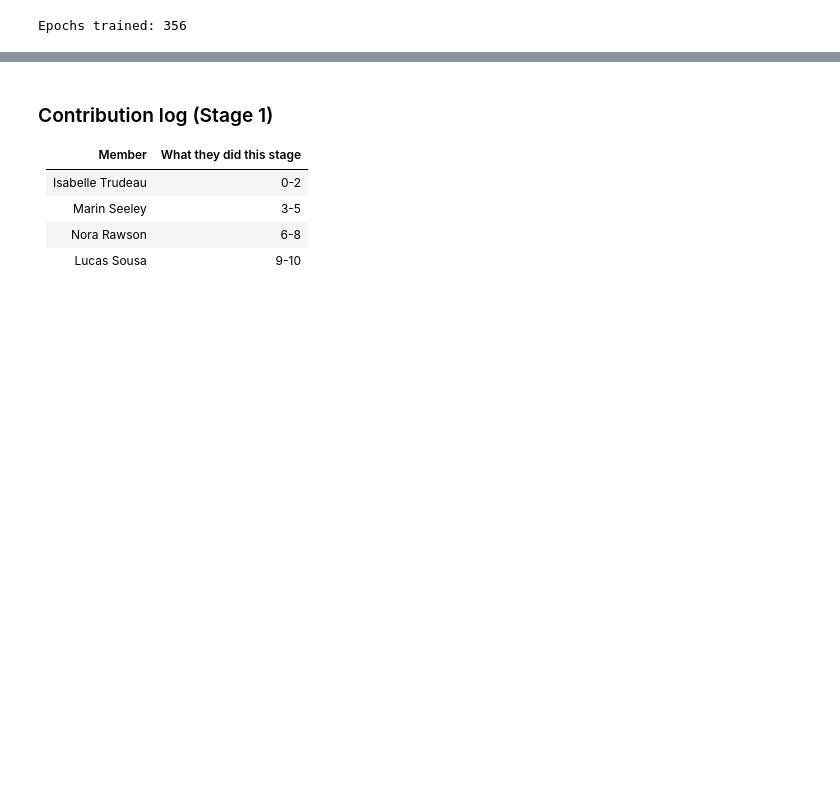
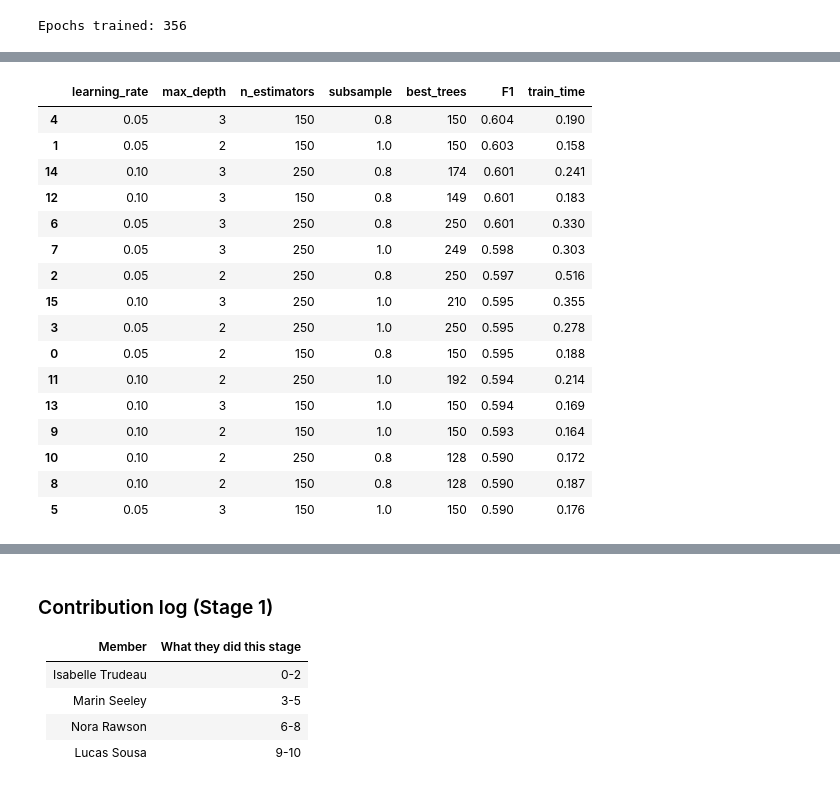
Before and after one commit to isabelletrudeau/DS3000-group6, a Jupyter notebook: DS3000_Bank_Churn_Group6.ipynb, the cells around one changed output, grey strips where cells are left out. Drawn from its saved outputs; the diff is of its cells as text; code cells hidden in the pictures; blank space fills up the shorter version.

Commit message:
Stage 2 XGBoost model and hyperparameter tuning

```diff
--- a/DS3000_Bank_Churn_Group6.ipynb
+++ b/DS3000_Bank_Churn_Group6.ipynb
@@ -647,0 +724,19 @@ Epochs trained: 356
+# %%
+from itertools import product
+
+# Set the different values we want to test
+learning_rates = [0.05, 0.1]
+max_depths = [2, 3]
+n_estimators = [150, 250]
+subsamples = [0.8, 1.0]
+
+# Create every possible combination of these values
+xgb_grid = list(product(
+    learning_rates,
+    max_depths,
+    n_estimators,
+    subsamples
+))
+
+# Check how many combinations will be tested
+print("Number of combinations:", len(xgb_grid))
@@ -647,0 +745,68 @@ Epochs trained: 356
+# %%
+# Store the results from each combination
+xgb_trials = []
+
+# Train and evaluate each combination
+for lr, depth, trees, sub in xgb_grid:
+
+    model = XGBClassifier(
+        learning_rate=lr,
+        max_depth=depth,
+        n_estimators=trees,
+        subsample=sub,
+        scale_pos_weight=scale_pos_weight,
+        eval_metric="logloss",
+        early_stopping_rounds=20,
+        random_state=SEED
+    )
+
+    # Train the model and measure training time
+    start = time.perf_counter()
+    model.fit(
+        X_train_xgb, y_train,
+        eval_set=[(X_val_xgb, y_val)],
+        verbose=False
+    )
+    train_time = time.perf_counter() - start
+
+    # Predict using validation data
+    predictions = model.predict(X_val_xgb)
+    f1 = f1_score(y_val, predictions)
+
+    # Save the settings and results
+    xgb_trials.append({
+        "learning_rate": lr,
+        "max_depth": depth,
+        "n_estimators": trees,
+        "subsample": sub,
+        "best_trees": model.best_iteration + 1,
+        "F1": f1,
+        "train_time": train_time
+    })
+
+# Display results from highest to lowest F1-score
+xgb_results = pd.DataFrame(xgb_trials)
+xgb_results = xgb_results.sort_values("F1", ascending=False)
+
+display(xgb_results.round(3))
+
+# Get the settings with the highest validation F1-score
+best_xgb = xgb_results.iloc[0]
+# %% [output]
+|  | learning_rate | max_depth | n_estimators | subsample | best_trees | F1 | train_time |
+| 4 | 0.05 | 3 | 150 | 0.8 | 150 | 0.604 | 0.190 |
+| 1 | 0.05 | 2 | 150 | 1.0 | 150 | 0.603 | 0.158 |
+| 14 | 0.10 | 3 | 250 | 0.8 | 174 | 0.601 | 0.241 |
+| 12 | 0.10 | 3 | 150 | 0.8 | 149 | 0.601 | 0.183 |
+| 6 | 0.05 | 3 | 250 | 0.8 | 250 | 0.601 | 0.330 |
+| 7 | 0.05 | 3 | 250 | 1.0 | 249 | 0.598 | 0.303 |
+| 2 | 0.05 | 2 | 250 | 0.8 | 250 | 0.597 | 0.516 |
+| 15 | 0.10 | 3 | 250 | 1.0 | 210 | 0.595 | 0.355 |
+| 3 | 0.05 | 2 | 250 | 1.0 | 250 | 0.595 | 0.278 |
+| 0 | 0.05 | 2 | 150 | 0.8 | 150 | 0.595 | 0.188 |
+| 11 | 0.10 | 2 | 250 | 1.0 | 192 | 0.594 | 0.214 |
+| 13 | 0.10 | 3 | 150 | 1.0 | 150 | 0.594 | 0.169 |
+| 9 | 0.10 | 2 | 150 | 1.0 | 150 | 0.593 | 0.164 |
+| 10 | 0.10 | 2 | 250 | 0.8 | 128 | 0.590 | 0.172 |
+| 8 | 0.10 | 2 | 150 | 0.8 | 128 | 0.590 | 0.187 |
+| 5 | 0.05 | 3 | 150 | 1.0 | 150 | 0.590 | 0.176 |
```
Also changed, not shown: parts of 25 cells of this notebook, 3 other files.
